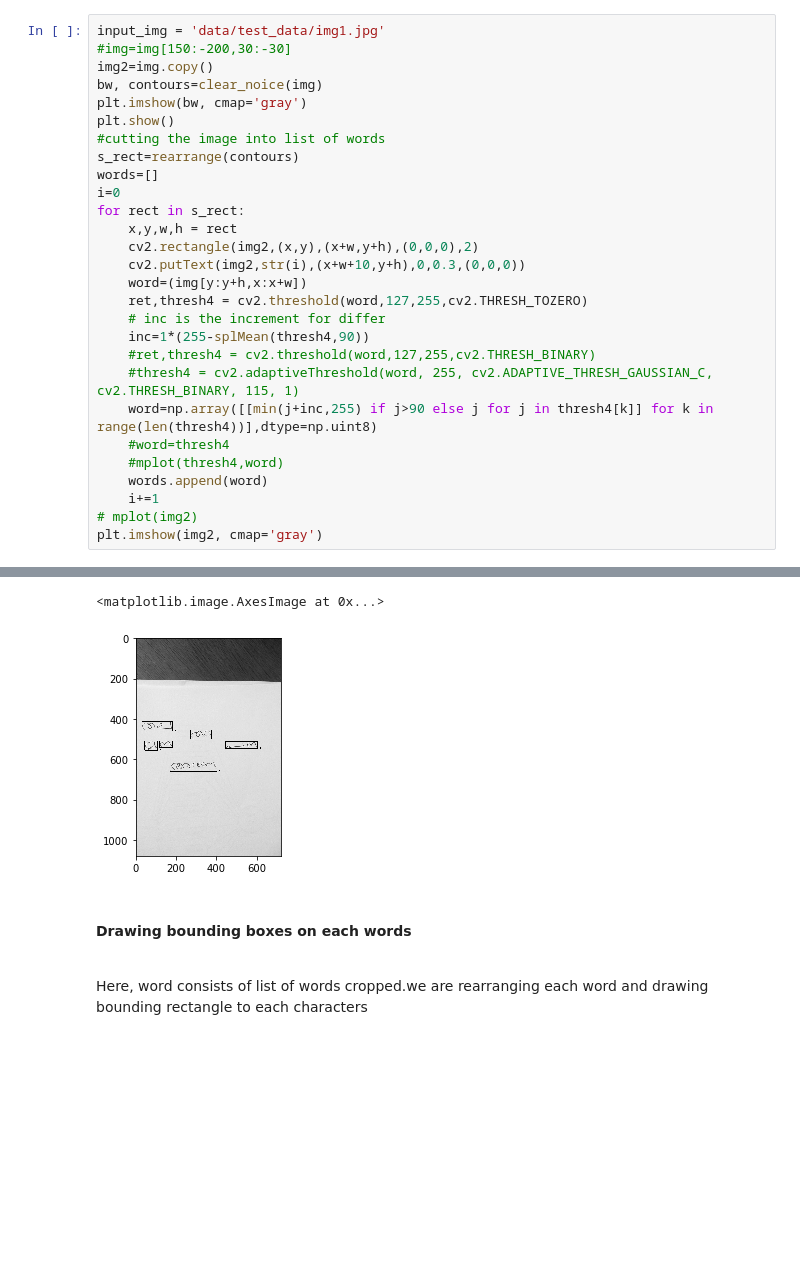
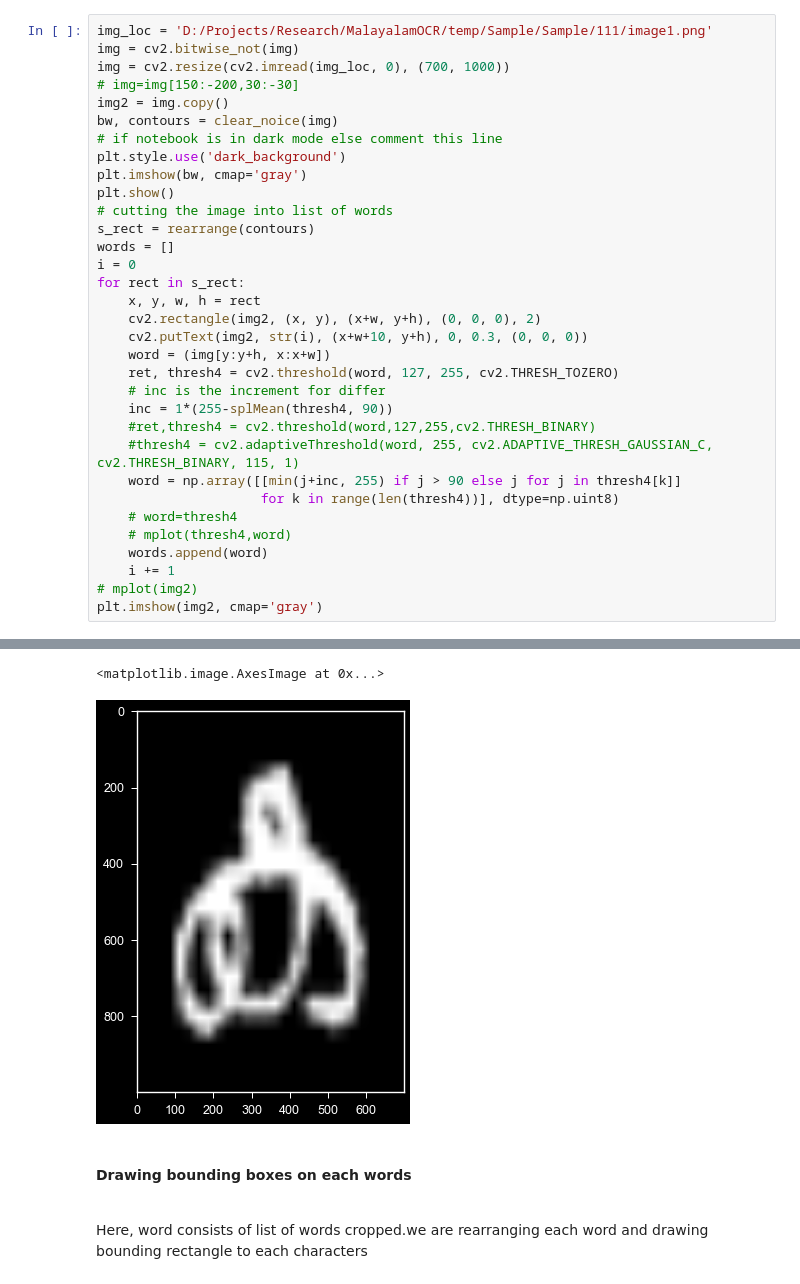
Before and after one commit to adarshnm/Malayalam-CNN, a Jupyter notebook: predict.ipynb, the cells around one changed output, grey strips where cells are left out. Drawn from its saved outputs; the diff is of its cells as text; blank space fills up the shorter version.

```diff
--- a/predict.ipynb
+++ b/predict.ipynb
@@ -118,29 +131,34 @@ model2=load_model('modelMHCR_gray_2.8.96.97.h5')
 # %%
-input_img = 'data/test_data/img1.jpg'
-#img=img[150:-200,30:-30]
-img2=img.copy()
-bw, contours=clear_noice(img)
+img_loc = 'D:/Projects/Research/MalayalamOCR/temp/Sample/Sample/111/image1.png'
+img = cv2.bitwise_not(img)
+img = cv2.resize(cv2.imread(img_loc, 0), (700, 1000))
+# img=img[150:-200,30:-30]
+img2 = img.copy()
+bw, contours = clear_noice(img)
+# if notebook is in dark mode else comment this line
+plt.style.use('dark_background')
 plt.imshow(bw, cmap='gray')
 plt.show()
-#cutting the image into list of words
-s_rect=rearrange(contours)
-words=[]
-i=0
+# cutting the image into list of words
+s_rect = rearrange(contours)
+words = []
+i = 0
 for rect in s_rect:
-    x,y,w,h = rect
-    cv2.rectangle(img2,(x,y),(x+w,y+h),(0,0,0),2)
-    cv2.putText(img2,str(i),(x+w+10,y+h),0,0.3,(0,0,0))
-    word=(img[y:y+h,x:x+w])
-    ret,thresh4 = cv2.threshold(word,127,255,cv2.THRESH_TOZERO)
+    x, y, w, h = rect
+    cv2.rectangle(img2, (x, y), (x+w, y+h), (0, 0, 0), 2)
+    cv2.putText(img2, str(i), (x+w+10, y+h), 0, 0.3, (0, 0, 0))
+    word = (img[y:y+h, x:x+w])
+    ret, thresh4 = cv2.threshold(word, 127, 255, cv2.THRESH_TOZERO)
     # inc is the increment for differ
-    inc=1*(255-splMean(thresh4,90))
+    inc = 1*(255-splMean(thresh4, 90))
     #ret,thresh4 = cv2.threshold(word,127,255,cv2.THRESH_BINARY)
     #thresh4 = cv2.adaptiveThreshold(word, 255, cv2.ADAPTIVE_THRESH_GAUSSIAN_C, cv2.THRESH_BINARY, 115, 1)
-    word=np.array([[min(j+inc,255) if j>90 else j for j in thresh4[k]] for k in range(len(thresh4))],dtype=np.uint8)
-    #word=thresh4
-    #mplot(thresh4,word)
+    word = np.array([[min(j+inc, 255) if j > 90 else j for j in thresh4[k]]
+                     for k in range(len(thresh4))], dtype=np.uint8)
+    # word=thresh4
+    # mplot(thresh4,word)
     words.append(word)
-    i+=1
+    i += 1
 # mplot(img2)
 plt.imshow(img2, cmap='gray')
 # %% [output]
@@ -148,5 +166,5 @@ plt.imshow(img2, cmap='gray')
 <matplotlib.image.AxesImage at 0x...>
-[figure, old version]
+[figure, new version]
 # %% [markdown]
 <h4> Drawing bounding boxes on each words</h4><br/>
 <p> Here, word consists of list of words cropped.we are rearranging each word and drawing bounding rectangle to each characters  </p>
```
Also changed, not shown: parts of 4 cells of this notebook, 5 other files.
